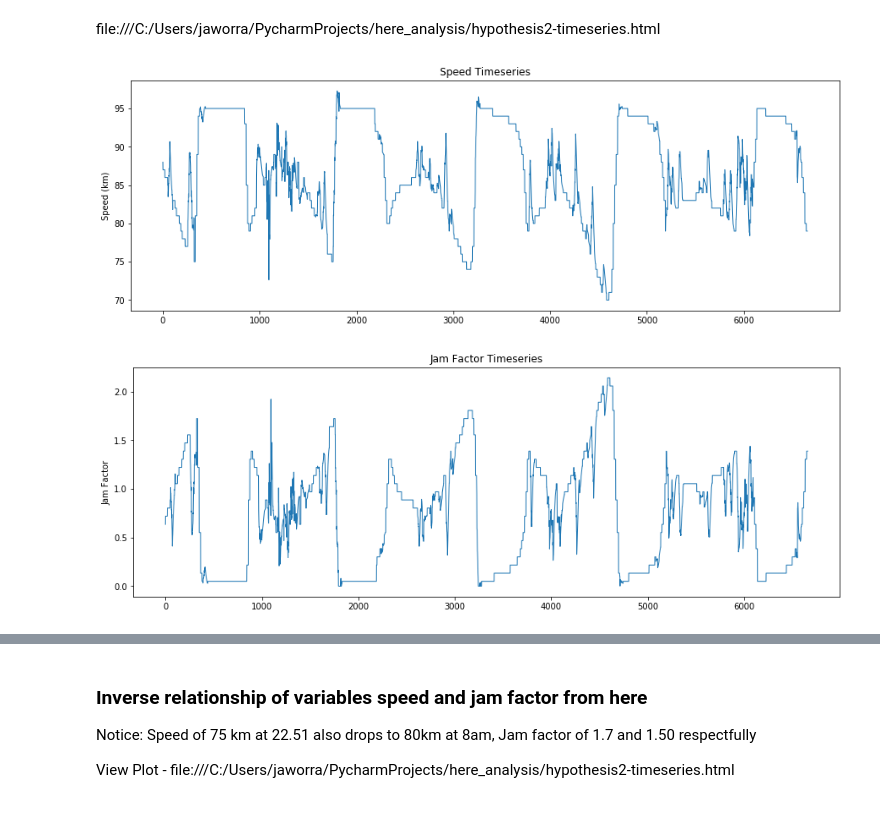
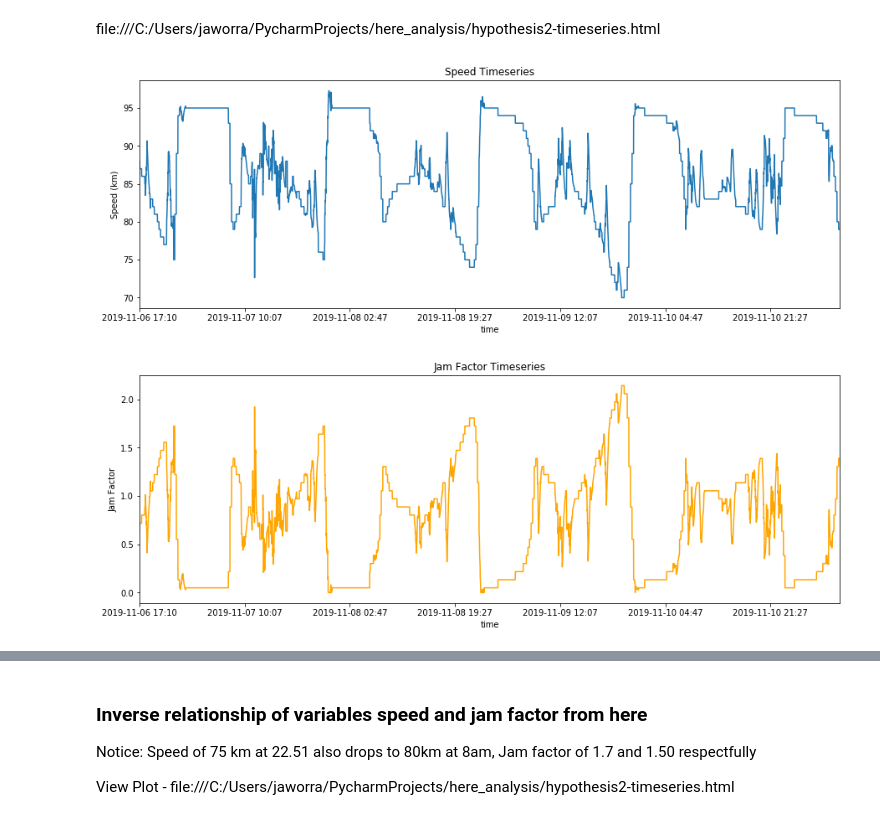
Before and after one commit to jaworra/Crowd-Source-HERE, a Jupyter notebook: hypothesis2-detecting start end roadworks.ipynb, the cells around one changed output, grey strips where cells are left out. Cells and saved outputs as stored; diff of their text form; code cells hidden in the pictures.

```diff
--- a/hypothesis2-detecting start end roadworks.ipynb
+++ b/hypothesis2-detecting start end roadworks.ipynb
@@ -12,31 +12,32 @@ file:///C:/Users/jaworra/PycharmProjects/here_analysis/hypothesis2-timeseries.ht
 # %%
 import matplotlib.pyplot as plt
 import pandas as pd
-import matplotlib.pyplot as plt
+import time
+import datetime
+
 
 #Gore Highway -Brookstead / Yandillaa
 
 timeseries_GoreHwy = pd.read_csv('livelinks_36283.csv ')
 #frequency
 #timeseries_GoreHwy.hist('speed', bins= 5)
 jamf = timeseries_GoreHwy['jamf']
 speed = timeseries_GoreHwy['speed']
 
-# jamf = jamf.set_index('time') #set index
-#here_links_rel_col_timeseries = here_links_rel_col.set_index('DATE-TIME') #set index
 
-#speed.plot()
+
+#with time domain
+here_links_rel_col_timeseries = timeseries_GoreHwy.set_index('time') #set index
+
 fig, ax = plt.subplots(figsize=(15, 5))
-ax.plot(speed, linestyle='-', linewidth=1, label='Weekdays')
-#ax.axhline(y=80, color='r', linestyle='-', linewidth=0.4)
+here_links_rel_col_timeseries['speed'].plot()
 ax.set_ylabel('Speed (km)')
 ax.title.set_text('Speed Timeseries')
 
-#jamf.plot()
 fig, ax = plt.subplots(figsize=(15, 5))
-ax.plot(jamf, linestyle='-', linewidth=1, label='Weekdays')
+here_links_rel_col_timeseries['jamf'].plot(color='orange')
 ax.set_ylabel('Jam Factor')
 ax.title.set_text('Jam Factor Timeseries')
 # %% [output]
-[figure, old version]
+[figure, new version]
-[figure, old version]
+[figure, new version]
```
Also changed, not shown: parts of 4 cells of this notebook.
